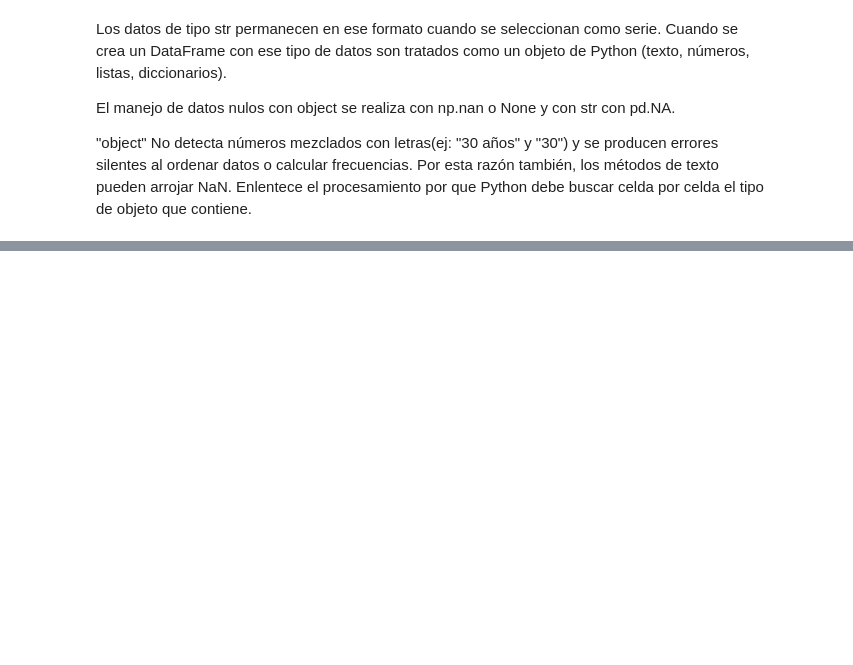
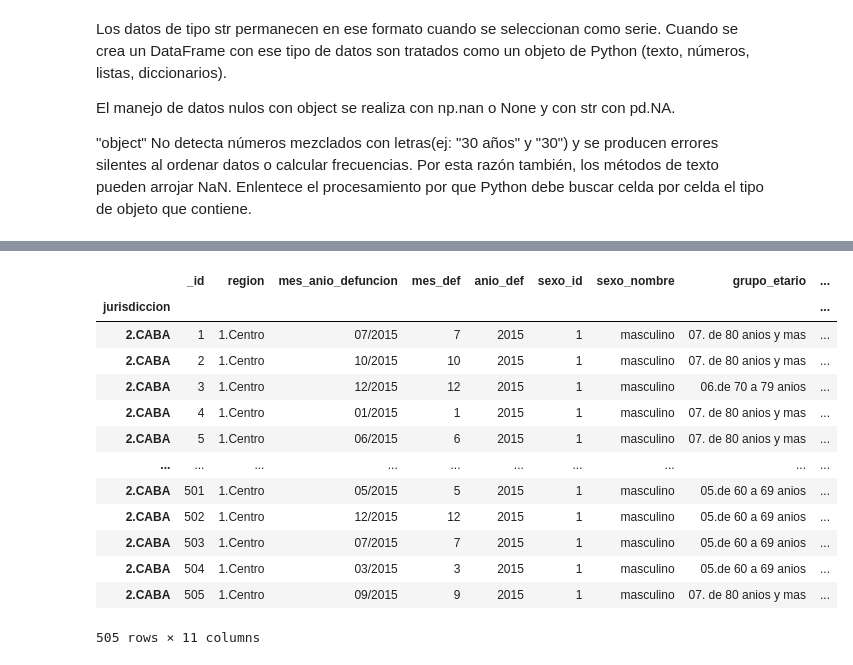
Before and after one commit to gastonruston/Portfolio, a Jupyter notebook: 01-fundamentos/04_pandas_basico.ipynb, the cells around one changed output, grey strips where cells are left out. Cells and saved outputs as stored; diff of their text form; code cells hidden in the pictures; blank space fills up the shorter version.

```diff
--- a/01-fundamentos/04_pandas_basico.ipynb
+++ b/01-fundamentos/04_pandas_basico.ipynb
@@ -222,0 +352,18 @@ El manejo de datos nulos con object se realiza con np.nan o None y con str con p
+# %%
+# Filtra una palabra o fragmento de texto de un dato tipo str
+defunciones[defunciones["grupo_causa_defuncion_CIE10"].str.contains("INFEC")] # discrimina minúsculas y mayúsculas
+# %% [output]
+|  | _id | region | mes_anio_defuncion | mes_def | anio_def | sexo_id | sexo_nombre | grupo_etario | ... |
+| jurisdiccion |  |  |  |  |  |  |  |  | ... |
+| 2.CABA | 1 | 1.Centro | 07/2015 | 7 | 2015 | 1 | masculino | 07. de 80 anios y mas | ... |
+| 2.CABA | 2 | 1.Centro | 10/2015 | 10 | 2015 | 1 | masculino | 07. de 80 anios y mas | ... |
+| 2.CABA | 3 | 1.Centro | 12/2015 | 12 | 2015 | 1 | masculino | 06.de 70 a 79 anios | ... |
+| 2.CABA | 4 | 1.Centro | 01/2015 | 1 | 2015 | 1 | masculino | 07. de 80 anios y mas | ... |
+| 2.CABA | 5 | 1.Centro | 06/2015 | 6 | 2015 | 1 | masculino | 07. de 80 anios y mas | ... |
+| ... | ... | ... | ... | ... | ... | ... | ... | ... | ... |
+| 2.CABA | 501 | 1.Centro | 05/2015 | 5 | 2015 | 1 | masculino | 05.de 60 a 69 anios | ... |
+| 2.CABA | 502 | 1.Centro | 12/2015 | 12 | 2015 | 1 | masculino | 05.de 60 a 69 anios | ... |
+| 2.CABA | 503 | 1.Centro | 07/2015 | 7 | 2015 | 1 | masculino | 05.de 60 a 69 anios | ... |
+| 2.CABA | 504 | 1.Centro | 03/2015 | 3 | 2015 | 1 | masculino | 05.de 60 a 69 anios | ... |
+| 2.CABA | 505 | 1.Centro | 09/2015 | 9 | 2015 | 1 | masculino | 07. de 80 anios y mas | ... |
+505 rows × 11 columns
```
Also changed, not shown: parts of 12 cells of this notebook.
